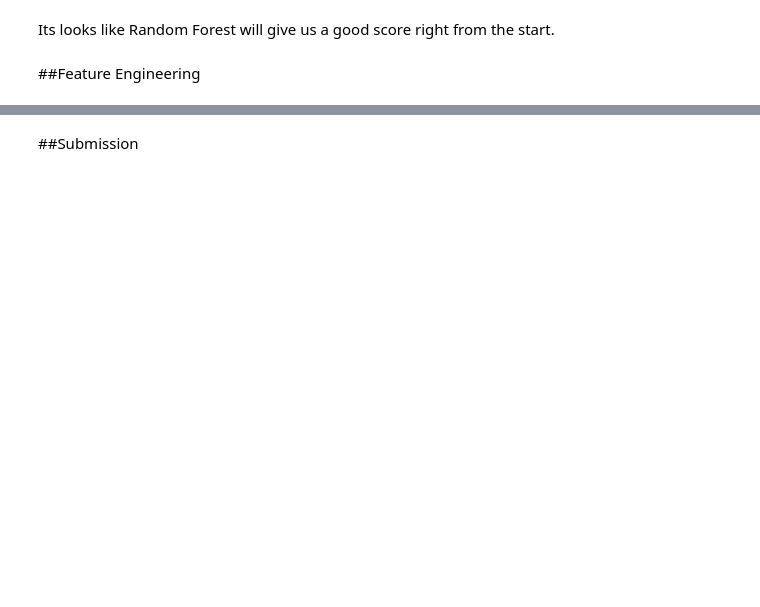
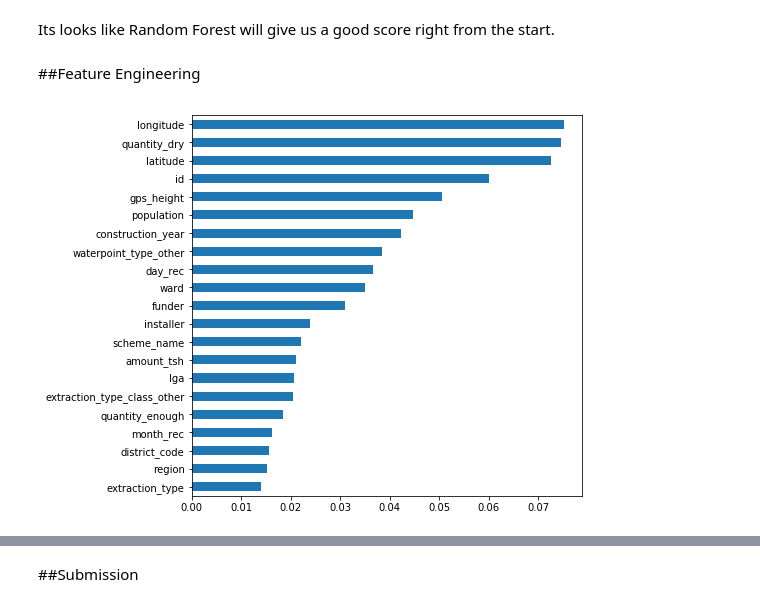
Before and after one commit to bloominstituteoftechnology/DS-Unit-2-Tree-Ensembles, a Jupyter notebook: Pumps.ipynb, the cells around one changed output, grey strips where cells are left out. Drawn from its saved outputs; the diff is of its cells as text; code cells hidden in the pictures; blank space fills up the shorter version.

```diff
--- a/Pumps.ipynb
+++ b/Pumps.ipynb
@@ -209,14 +236,14 @@ def clean(df):
   return x
 # %%
 #clean, encode, and scale data
-def transform(df):
-  X = clean(df)
+def encode_df(df):
+  X = df.copy()
 
     #encode objects
   for col in X.select_dtypes('object').columns.tolist():
     #One hot encode low card data
     if len(X[col].unique()) <=10:
-      encode = ce.OneHotEncoder()
+      encode = ce.OneHotEncoder(use_cat_names=True)
       X = X.join(encode.fit_transform(X[col].astype('str')))
       X = X.drop(col, axis = 1)
     #Label encode high card data
@@ -225,7 +252,10 @@ def transform(df):
       X[col] = le.fit_transform(X[col].astype('str'))
 
   #Scale data
-  X = StandardScaler().fit_transform(X)
+  scaled = StandardScaler().fit_transform(X)
+
+  #Ensure columns are maintained
+  X = pd.DataFrame(scaled, columns = X.columns)
 
   return X
 # %%
@@ -268,10 +296,11 @@ def pipeline(df, **kwargs):
   target_supplied = False
 
   #copy and transform data
-  x = pd.DataFrame(transform(df.copy()))
+  x = clean(df)
 
   #check kwargs data for functions inputs
-  function = {'dropNA': False, 'split_data': False}
+  function = {'dropNA': False, 'split_data': False,
+              'impute': False, 'encode' : False}
   for key in function:
     if key in kwargs and kwargs[key]:
       function[key] = True
@@ -280,6 +309,16 @@ def pipeline(df, **kwargs):
   if 'y' in kwargs:
     Y = kwargs['y'].copy()
     target_supplied = True
+
+  #implement simple imputer if called
+  if function['impute']:
+    si = SimpleImputer()
+    imputed = si.fit_transform(x)
+    x = pd.DataFrame(imputed, columns = x.columns)
+
+  #encode categorical data
+  if function['encode']:
+    x = encode_df(x)
 
   #if dropNA is requested, run function dropNA with target vector
   if function['dropNA'] and target_supplied:
@@ -311,16 +374,16 @@ def model_score(model, data):
 # %%
 #run dfs through pipeline
-data = pipeline(X, y = Y, dropNA = True, split_data = True)
+data = pipeline(X, y = Y, encode = True, dropNA = True, split_data = True)
 
 #instantiate models
-dt = DecisionTreeClassifier()
-gbm = GradientBoostingClassifier()
-knn = KNeighborsClassifier()
+#dt = DecisionTreeClassifier()
+#gbm = GradientBoostingClassifier()
+#knn = KNeighborsClassifier()
 rfc = RandomForestClassifier()
 
 #get and print scores
-print(f'Tree - {model_score(dt, data)}')
-print(f'Boost - {model_score(gbm, data)}')
-print(f'Neighbor - {model_score(knn, data)}')
+#print(f'Tree - {model_score(dt, data)}')
+#print(f'Boost - {model_score(gbm, data)}')
+#print(f'Neighbor - {model_score(knn, data)}')
 print(f'Forest - {model_score(rfc, data)}')
 # %% [output]
@@ -332,3 +392,10 @@ Forest - 0.797343616109683
 Its looks like Random Forest will give us a good score right from the start.
 # %% [markdown]
 ##Feature Engineering
+# %%
+importance = pd.Series(rfc.feature_importances_, data[0].columns)
+# %%
+fig = plt.figure(figsize = (7,7))
+importance.sort_values(ascending = True)[86:].plot.barh();
+# %% [output]
+[figure, added]
```
Also changed, not shown: parts of 18 cells of this notebook.
